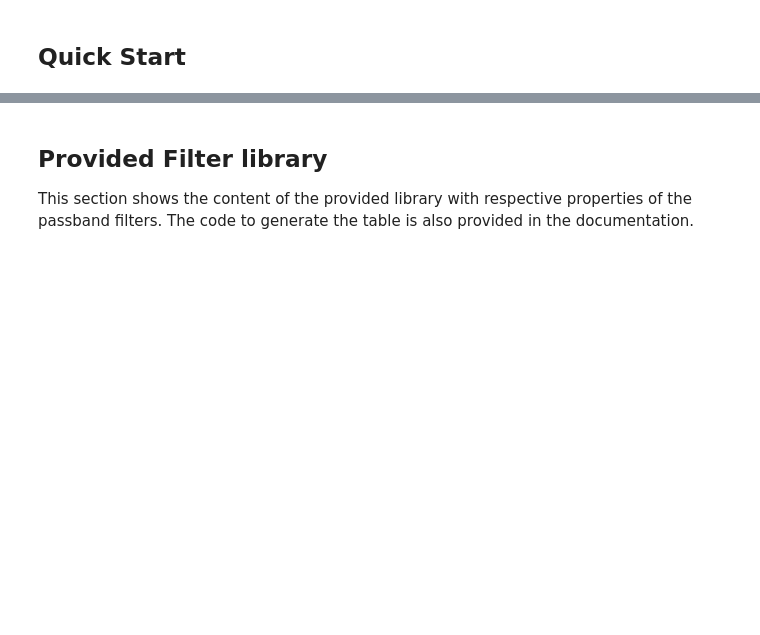
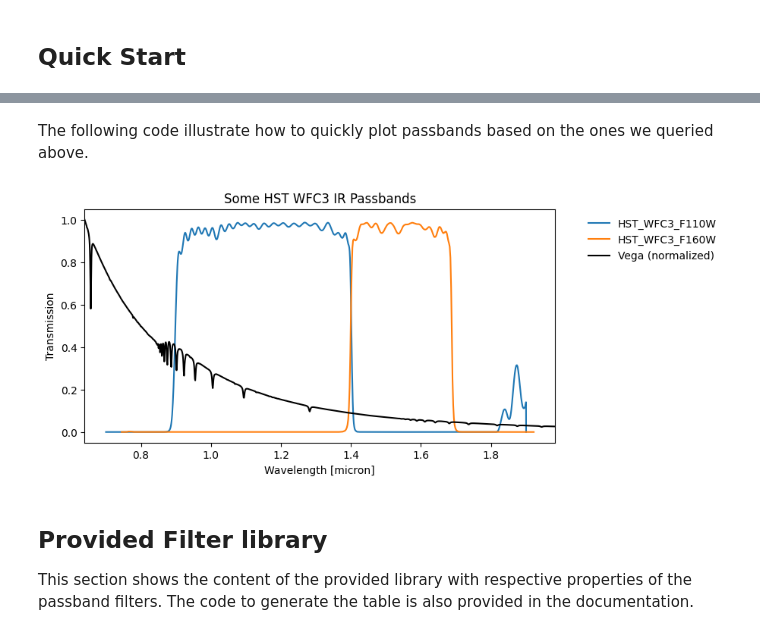
Before and after one commit to mfouesneau/pyphot, a Jupyter notebook: examples/QuickStart.ipynb, the cells around one changed output, grey strips where cells are left out. Cells and saved outputs as stored; diff of their text form; code cells hidden in the pictures; blank space fills up the shorter version.

```diff
--- a/examples/QuickStart.ipynb
+++ b/examples/QuickStart.ipynb
@@ -26,6 +37,6 @@ print("Library contains: ", len(lib), " filters")
 # find all filter names that relates to IRAC
 # and print some info
 f = lib.find('irac')
-for name in f:
-    lib[name].info(show_zeropoints=True)
+passbands = lib.load_filters(f)  # or lib[f]
+passbands[0].info(show_zeropoints=True)
 # %% [output]
@@ -51,19 +65,18 @@ Suppose one has a calibrated spectrum and wants to compute the vega magnitude th
 # %%
-# convert to magnitudes
-import numpy as np
-
 # We'll use Vega spectrum as example
 from pyphot.vega import Vega
 vega = Vega()
-f = lib['HST_WFC3_F110W']
+passbands = lib.load_filters(['HST_WFC3_F110W', 'HST_WFC3_F160W'])
 # compute the integrated flux through the filter f
 # note that it work on many spectra at once
-fluxes = f.get_flux(vega.wavelength, vega.flux, axis=-1)
-# convert to vega magnitudes
-mags = -2.5 * np.log10(fluxes) - f.Vega_zero_mag
-print("Vega magnitude of Vega in {0:s} is : {1:f} mag".format(f.name, mags))
-mags = -2.5 * np.log10(fluxes) - f.AB_zero_mag
-print("AB magnitude of Vega in {0:s} is : {1:f} mag".format(f.name, mags))
-mags = -2.5 * np.log10(fluxes) - f.ST_zero_mag
-print("ST magnitude of Vega in {0:s} is : {1:f} mag".format(f.name, mags))
+for f in passbands:
+    print(f"Passband: {f.name}")
+    fluxes = f.get_flux(vega.wavelength, vega.flux, axis=-1)
+    # convert to vega magnitudes
+    mags = -2.5 * np.log10(fluxes.value) - f.Vega_zero_mag
+    print("- Vega magnitude of Vega in {0:s} is : {1:0.3f} mag".format(f.name, mags))
+    mags = -2.5 * np.log10(fluxes.value) - f.AB_zero_mag
+    print("-   AB magnitude of Vega in {0:s} is : {1:0.3f} mag".format(f.name, mags))
+    mags = -2.5 * np.log10(fluxes.value) - f.ST_zero_mag
+    print("-   ST magnitude of Vega in {0:s} is : {1:0.3f} mag".format(f.name, mags))
 # %% [output]
@@ -73,3 +101,21 @@ ST magnitude of Vega in HST_WFC3_F110W is : 2.372749 mag
+# %% [markdown]
+The following code illustrate how to quickly plot passbands based on the ones we queried above.
+# %%
+plt.figure(figsize=(8,4))
+for f in passbands:
+    plt.plot(f.wavelength.to("micron"), f.transmit, label=f.name)
+xlim = plt.xlim()
+vega_w = vega.wavelength.to("micron")
+ind = (vega_w.value >= xlim[0]) & (vega_w.value <= xlim[1])
+vega_f = vega.flux.to("flam")[ind]
+plt.plot(vega_w[ind], vega_f/vega_f.max(), label='Vega (normalized)', color='k', ls='-')
+plt.xlim(xlim)
+plt.legend(loc='best', frameon=False, bbox_to_anchor=(1.05, 1))
+plt.xlabel("Wavelength [micron]")
+plt.ylabel("Transmission")
+plt.title("Some HST WFC3 IR Passbands");
+# %% [output]
+[figure, added]
 # %% [markdown]
 ## Provided Filter library
 This section shows the content of the provided library with respective properties of the passband filters. The code to generate the table is also provided in the documentation.
```
Also changed, not shown: parts of 9 cells of this notebook, 11 other files.
